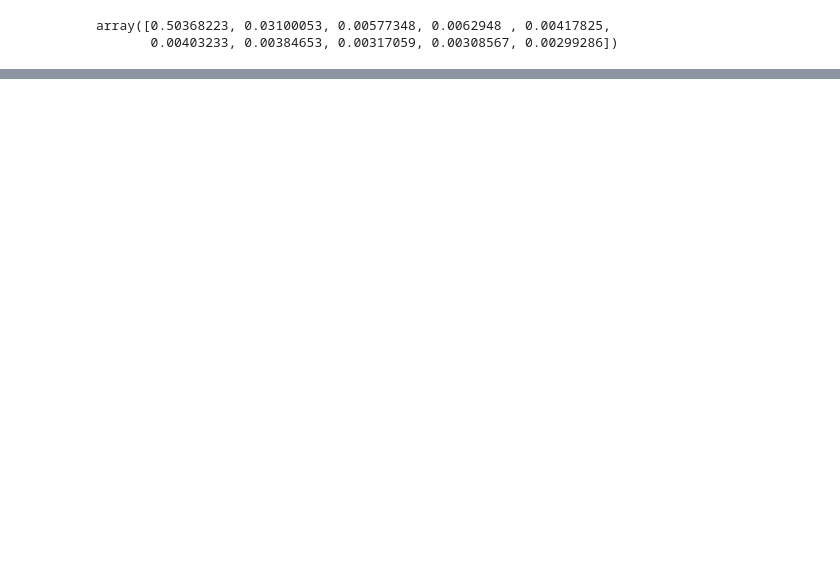
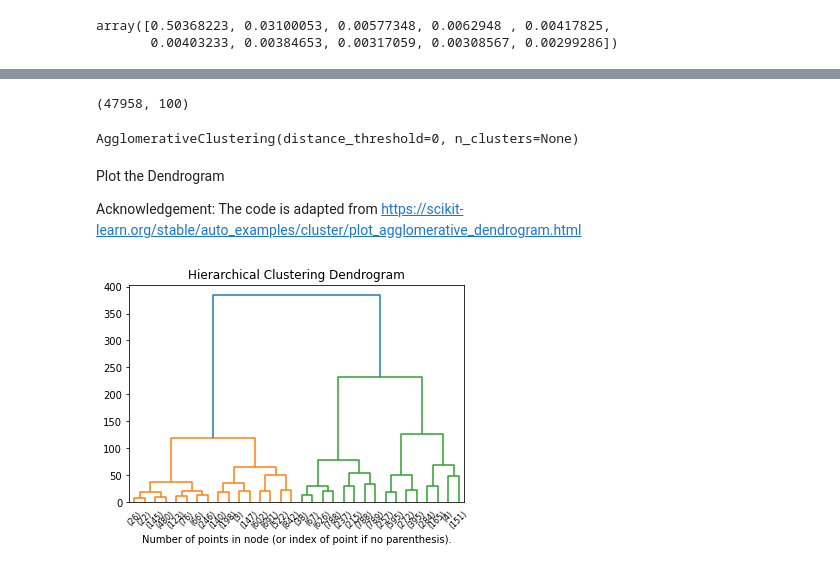
Before and after one commit to LaplaceCherub/glg-project, a Jupyter notebook: week_8_models/clustering_model.ipynb, the cells around one changed output, grey strips where cells are left out. Drawn from its saved outputs; the diff is of its cells as text; code cells hidden in the pictures; blank space fills up the shorter version.

Commit message:
week 8 clustering model is updated.

```diff
--- a/week_8_models/clustering_model.ipynb
+++ b/week_8_models/clustering_model.ipynb
@@ -273,0 +256,56 @@ KeyboardInterrupt:
+# %%
+preprocessing_pipeline = Pipeline([
+    ('tokenizer', CountVectorizer(tokenizer=LemmaTokenizer())),
+    ('dim_reduction', TruncatedSVD(n_components=100)),
+])
+
+shortened_sent_reduced = preprocessing_pipeline.fit_transform(shortened_sent)
+# %%
+agg_clustering = AgglomerativeClustering(distance_threshold=0, n_clusters=None)
+# %%
+shortened_sent_reducded.shape
+# %% [output]
+(47958, 100)
+# %%
+## Warning: The full dataset took too long to finish.
+
+agg_clustering.fit(shortened_sent_reduced[:10000])
+# %% [output]
+AgglomerativeClustering(distance_threshold=0, n_clusters=None)
+# %% [markdown]
+Plot the Dendrogram
+
+Acknowledgement: The code is adapted from https://scikit-learn.org/stable/auto_examples/cluster/plot_agglomerative_dendrogram.html
+# %%
+from matplotlib import pyplot as plt
+from scipy.cluster.hierarchy import dendrogram
+
+def plot_dendrogram(model, **kwargs):
+    # Create linkage matrix and then plot the dendrogram
+
+    # create the counts of samples under each node
+    counts = np.zeros(model.children_.shape[0])
+    n_samples = len(model.labels_)
+    for i, merge in enumerate(model.children_):
+        current_count = 0
+        for child_idx in merge:
+            if child_idx < n_samples:
+                current_count += 1  # leaf node
+            else:
+                current_count += counts[child_idx - n_samples]
+        counts[i] = current_count
+
+    linkage_matrix = np.column_stack(
+        [model.children_, model.distances_, counts]
+    ).astype(float)
+
+    # Plot the corresponding dendrogram
+    dendrogram(linkage_matrix, **kwargs)
+# %%
+plt.title("Hierarchical Clustering Dendrogram")
+# plot the top three levels of the dendrogram
+plot_dendrogram(agg_clustering, truncate_mode="level", p=4)
+plt.xlabel("Number of points in node (or index of point if no parenthesis).")
+plt.show()
+# %% [output]
+[figure, added]
```
Also changed, not shown: parts of 19 cells of this notebook.
